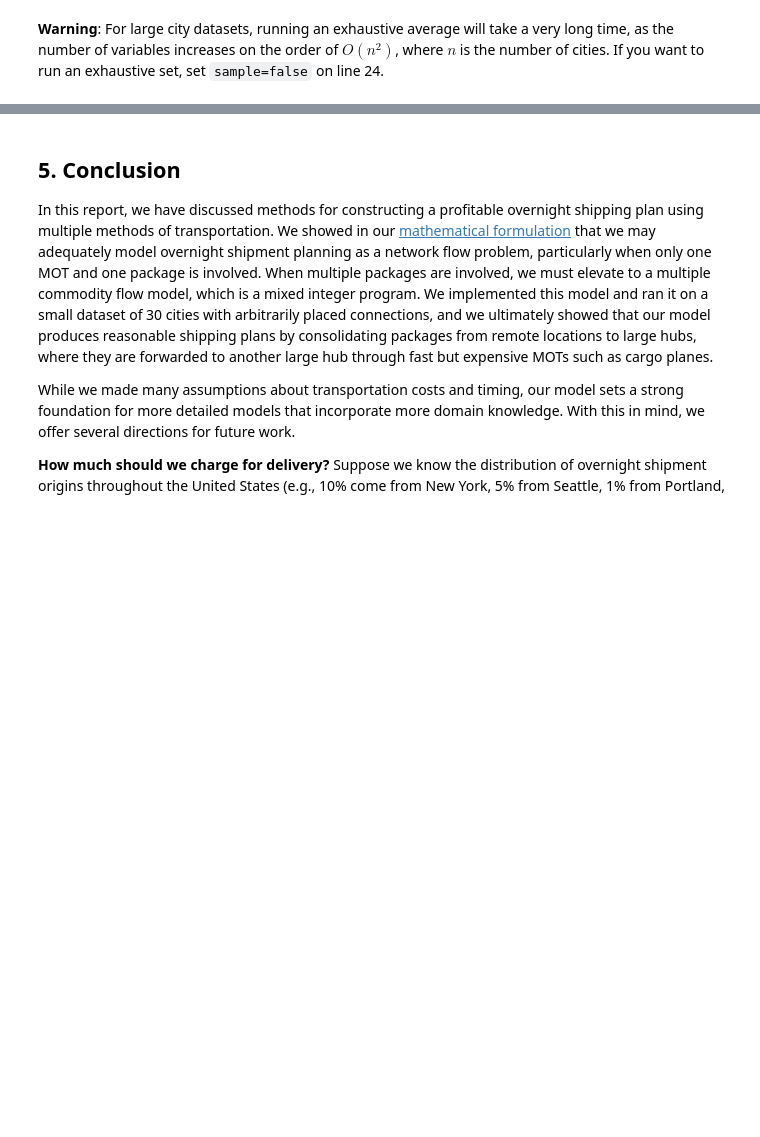
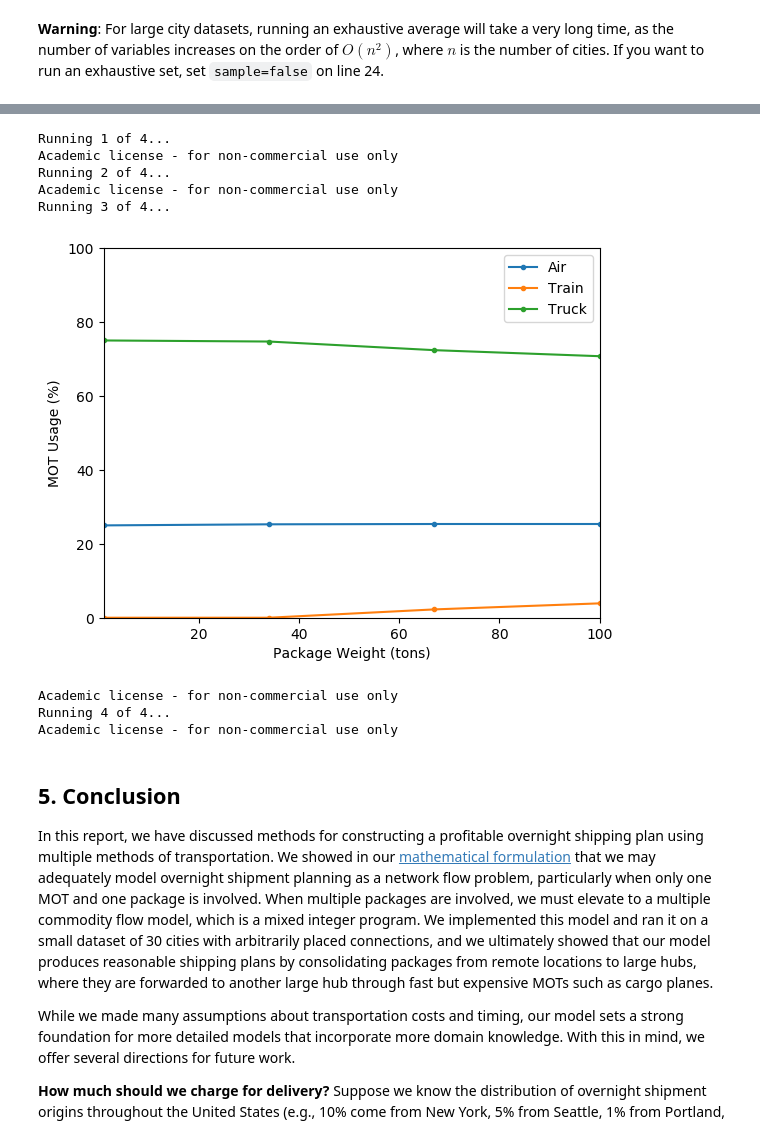
Before and after one commit to evandez/overnight-shipping, a Jupyter notebook: report.ipynb, the cells around one changed output, grey strips where cells are left out. Cells and saved outputs as stored; diff of their text form; code cells hidden in the pictures; blank space fills up the shorter version.

```diff
--- a/report.ipynb
+++ b/report.ipynb
@@ -799,3 +820,45 @@ Academic license - for non-commercial use only
+# %%
+mot_crew_pay = [0.3, 1, 0.27] # air, train, truck crew pay per mile
+mpg = [10.5, 413, 110] # air, train, truck ton-miles per gal
+fuel = [2.13, 3.1, 3.1] # air, train, truck $/gal. Pulled from EIA
+speed = [550, 50, 75] # air, train, truck average mph
+time_limit = 24 # hours
+
+package_weights = linspace(1, 100, 4)
+
+avg_costs = zeros(size(package_weights))
+air_use = zeros(size(package_weights))
+train_use = zeros(size(package_weights))
+truck_use = zeros(size(package_weights))
+
+for (i, package_weight) in enumerate(IndexStyle(package_weights), package_weights)
+    println("Running ", i, " of ", length(package_weights), "...")
+
+    # air, train, truck $/mi
+    fixed_costs = (fuel ./ (mpg / package_weight)) + mot_crew_pay
+
+    avg_costs[i], air_use[i], train_use[i], truck_use[i] =
+        get_mpmm_metrics(cities, mot_distances, time_limit, fixed_costs, speed, SORTING_TIME, 100)
+end
+
+# plot MOT usage % vs time limit
+figure()
+plot(package_weights, hcat(air_use, train_use, truck_use), marker=".")
+xlim((minimum(package_weights), maximum(package_weights)))
+ylim((0, 100))
+xlabel("Package Weight (tons)")
+ylabel("MOT Usage (%)")
+legend(("Air", "Train", "Truck"));
+# %% [output]
+Running 1 of 4...
+Academic license - for non-commercial use only
+Running 2 of 4...
+Academic license - for non-commercial use only
+Running 3 of 4...
+[figure, added]
+Academic license - for non-commercial use only
+Running 4 of 4...
+Academic license - for non-commercial use only
 # %% [markdown]
 ## 5. Conclusion ##
 
```
Also changed, not shown: parts of 6 cells of this notebook.
